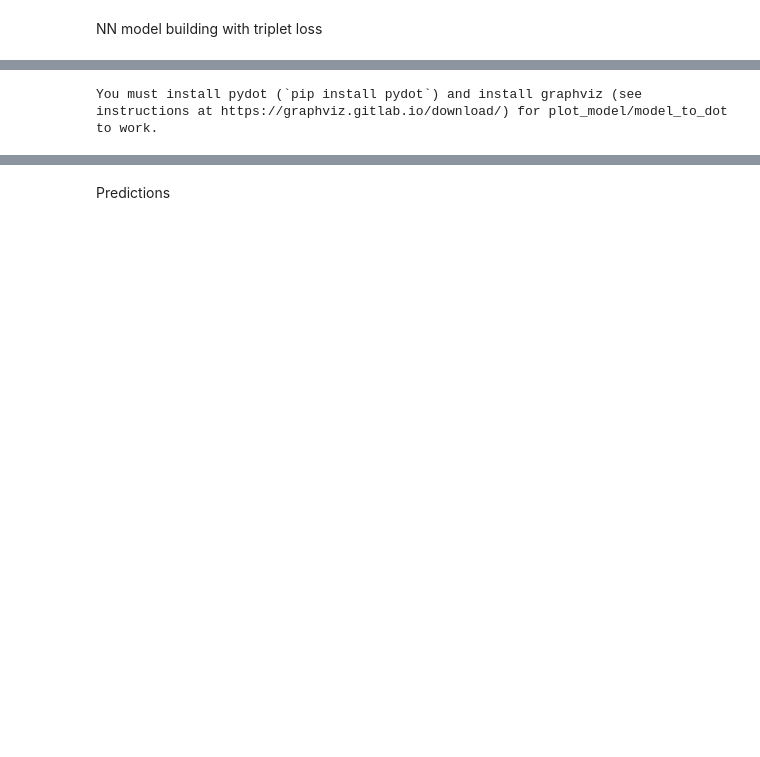
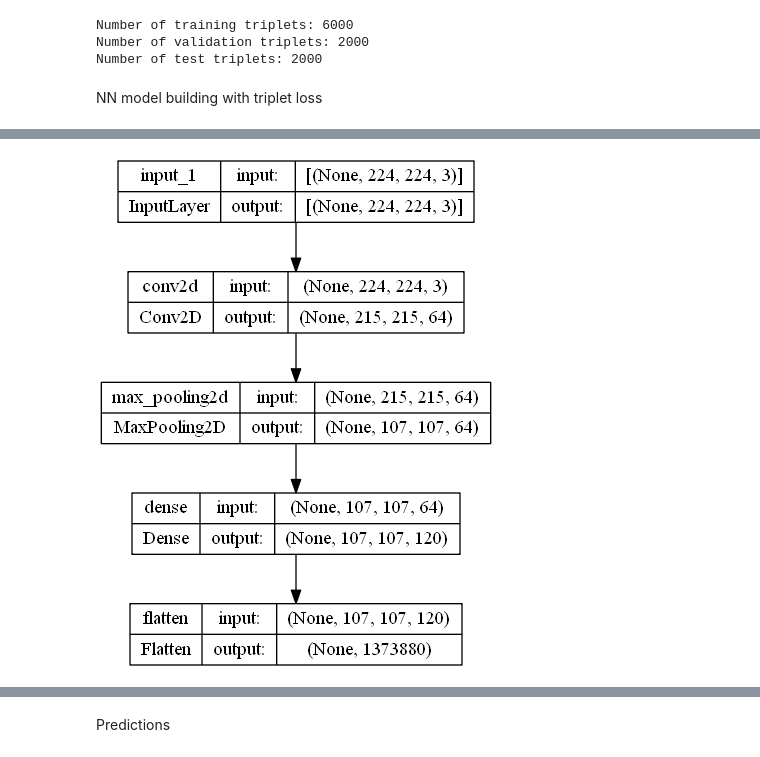
Before and after one commit to danielmalinovsky/python_facial_recognition, a Jupyter notebook: Sprint5_TripletLoss.ipynb, the cells around one changed output, grey strips where cells are left out. Drawn from its saved outputs; the diff is of its cells as text; code cells hidden in the pictures; blank space fills up the shorter version.

```diff
--- a/Sprint5_TripletLoss.ipynb
+++ b/Sprint5_TripletLoss.ipynb
@@ -105,6 +89,14 @@ if not os.path.exists('./triplet_numpys/'):
 dict_triplets = {'train': {'triplet_imgs': train_X_triplets, 'triplet_imgs_names':train_triplets_names},
                 'valid': {'triplet_imgs': valid_X_triplets,'triplet_imgs_names':valid_triplets_names},
                 'test': {'triplet_imgs': test_X_triplets, 'triplet_imgs_names':test_triplets_names}}
+# %%
+print('Number of training triplets:',len(train_X_triplets))
+print('Number of validation triplets:',len(valid_X_triplets))
+print('Number of test triplets:',len(test_X_triplets))
+# %% [output]
+Number of training triplets: 6000
+Number of validation triplets: 2000
+Number of test triplets: 2000
 # %%
 #exporting the triplets of images and image names as numpy objects.
 for sampl in dict_triplets.keys():
@@ -116,8 +108,12 @@ NN model building with triplet loss
 # %%
 def initialize_base_network():
     input = Input(shape=(224,224,3))
-    x = Flatten()(input)
+
+    x = Conv2D(64, (10,10), activation='relu')(input)
+    x = MaxPooling2D(2, 2)(x)
     x = Dense(120, activation='relu')(x)
+    x = Flatten()(x)
+
     return Model(inputs=input, outputs=x)
 
 embedding = initialize_base_network()
@@ -128,3 +122,3 @@ To enable them in other operations, rebuild TensorFlow with the appropriate comp
-You must install pydot (`pip install pydot`) and install graphviz (see instructions at https://graphviz.gitlab.io/download/) for plot_model/model_to_dot to work.
+[figure, added]
 # %%
 class SiameseNet(tf.keras.layers.Layer):
```
Also changed, not shown: parts of 9 cells of this notebook.
